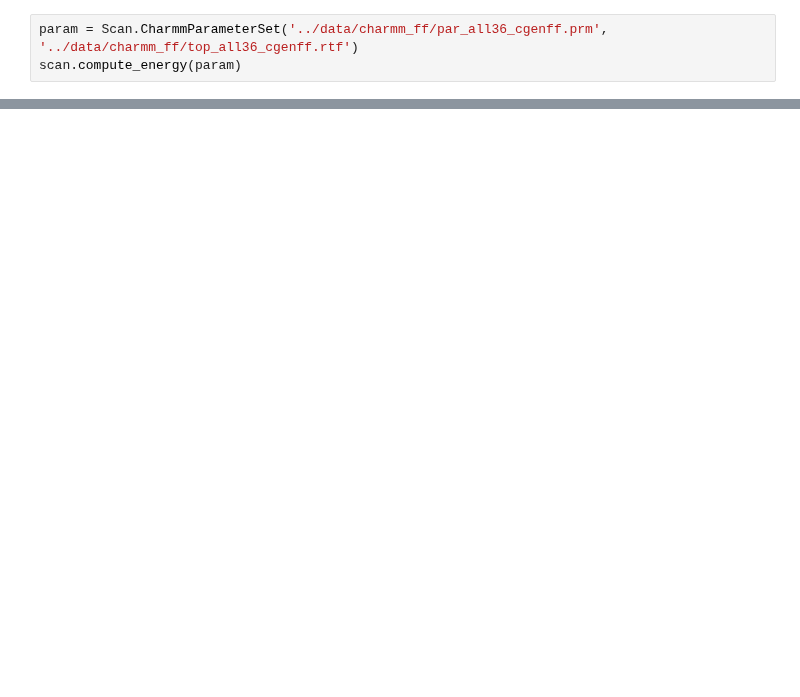
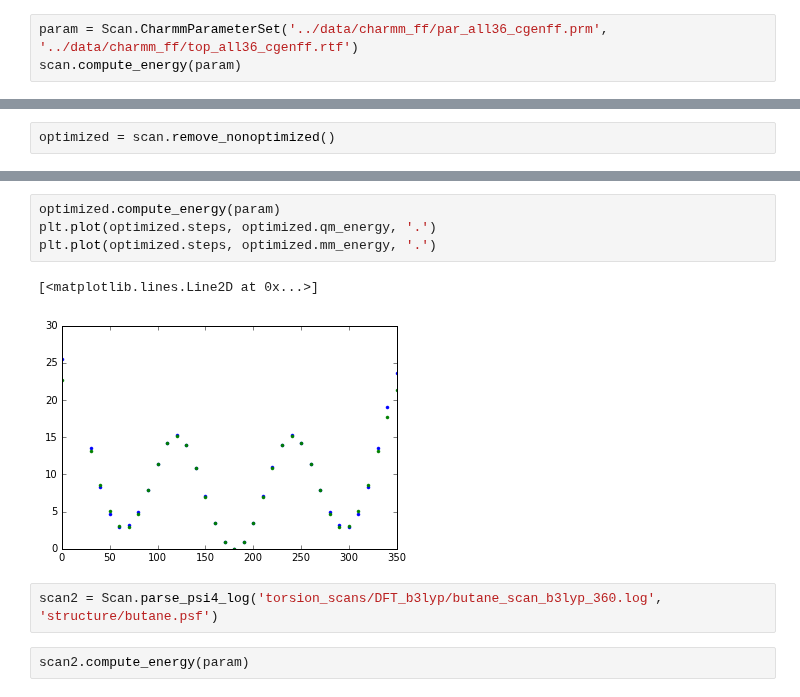
Before and after one commit to choderalab/torsionfit, a Jupyter notebook: examples/butane/Comparaing_QM_methods.ipynb, the cells around one changed output, grey strips where cells are left out. Saved outputs shown, nothing was run; the diff lists cells and outputs as text; blank space fills up the shorter version.

```diff
--- a/examples/butane/Comparaing_QM_methods.ipynb
+++ b/examples/butane/Comparaing_QM_methods.ipynb
@@ -57,0 +53,2 @@ for i, j in enumerate(scan.qm_energy):
+# %%
+optimized = scan.remove_nonoptimized()
@@ -68,0 +90,11 @@ plt.savefig('butane.png')
+# %%
+optimized.compute_energy(param)
+plt.plot(optimized.steps, optimized.qm_energy, '.')
+plt.plot(optimized.steps, optimized.mm_energy, '.')
+# %% [output]
+[<matplotlib.lines.Line2D at 0x...>]
+[figure, added]
+# %%
+scan2 = Scan.parse_psi4_log('torsion_scans/DFT_b3lyp/butane_scan_b3lyp_360.log', 'structure/butane.psf')
+# %%
+scan2.compute_energy(param)
```
Also changed, not shown: parts of 15 cells of this notebook, 21 other files.
